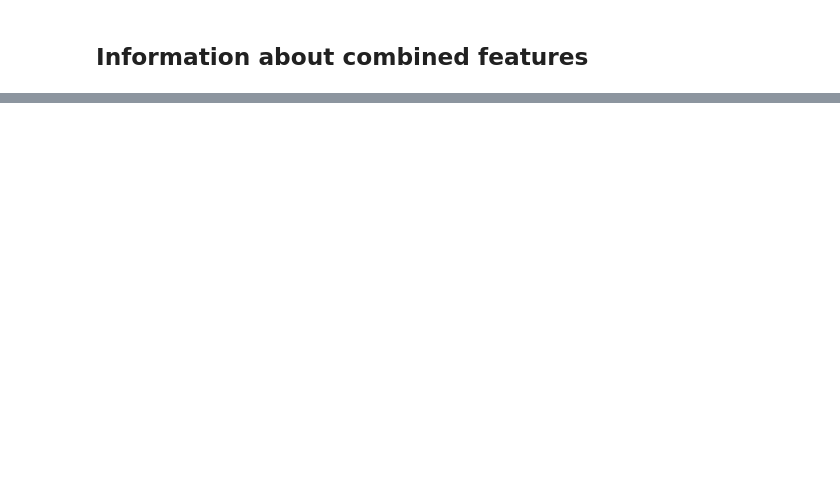
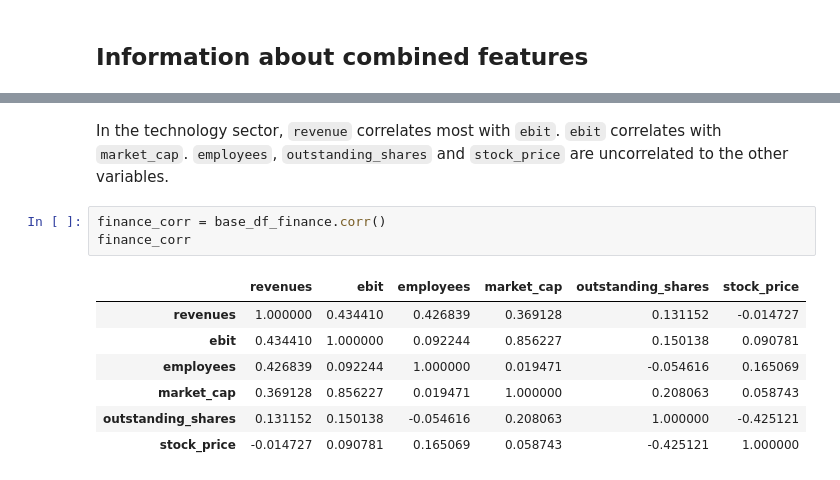
Before and after one commit to maxluetkemeyer/dataset_generator, a Jupyter notebook: dataset_2/1_GeneralInfo.ipynb, the cells around one changed output, grey strips where cells are left out. Drawn from its saved outputs; the diff is of its cells as text; blank space fills up the shorter version.

```diff
--- a/dataset_2/1_GeneralInfo.ipynb
+++ b/dataset_2/1_GeneralInfo.ipynb
@@ -264,0 +360,15 @@ corr_matrix
+# %% [markdown]
+In the technology sector, `revenue` correlates most with `ebit`.
+`ebit` correlates with `market_cap`.
+`employees`, `outstanding_shares` and `stock_price` are uncorrelated to the other variables.
+# %%
+finance_corr = base_df_finance.corr()
+finance_corr
+# %% [output]
+|  | revenues | ebit | employees | market_cap | outstanding_shares | stock_price |
+| revenues | 1.000000 | 0.434410 | 0.426839 | 0.369128 | 0.131152 | -0.014727 |
+| ebit | 0.434410 | 1.000000 | 0.092244 | 0.856227 | 0.150138 | 0.090781 |
+| employees | 0.426839 | 0.092244 | 1.000000 | 0.019471 | -0.054616 | 0.165069 |
+| market_cap | 0.369128 | 0.856227 | 0.019471 | 1.000000 | 0.208063 | 0.058743 |
+| outstanding_shares | 0.131152 | 0.150138 | -0.054616 | 0.208063 | 1.000000 | -0.425121 |
+| stock_price | -0.014727 | 0.090781 | 0.165069 | 0.058743 | -0.425121 | 1.000000 |
```
Also changed, not shown: parts of 22 cells of this notebook, 18 other files.
